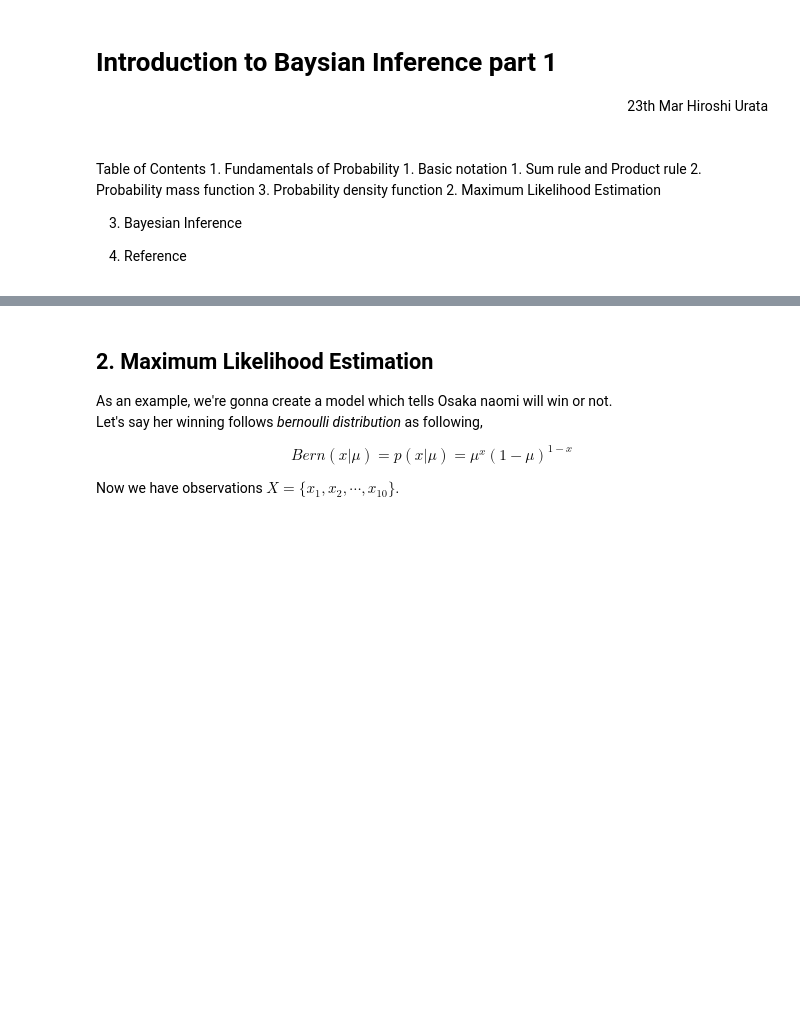
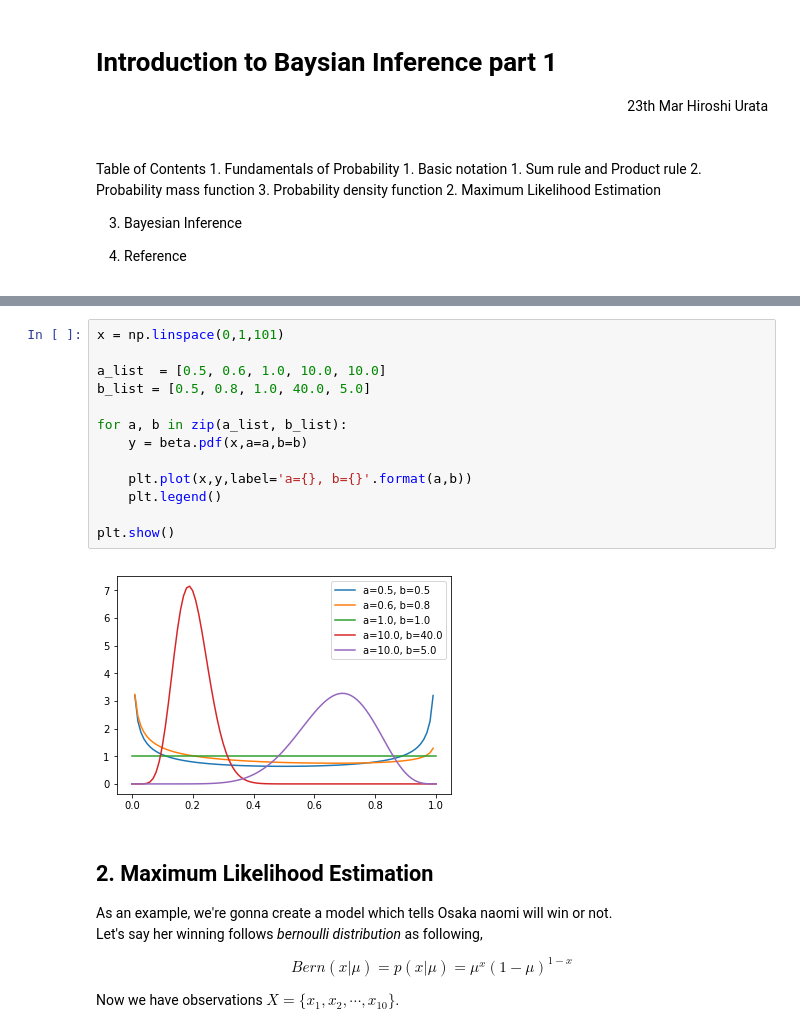
Before and after one commit to hiroshiu12/MLT, a Jupyter notebook: Introduction_Bayesian_Inference_part1.ipynb, the cells around one changed output, grey strips where cells are left out. Saved outputs shown, nothing was run; the diff lists cells and outputs as text; blank space fills up the shorter version.

```diff
--- a/Introduction_Bayesian_Inference_part1.ipynb
+++ b/Introduction_Bayesian_Inference_part1.ipynb
@@ -56,3 +61,18 @@ Given that we have chosen blue box, what is the probability that we chose apple.
+# %%
+x = np.linspace(0,1,101)
+
+a_list  = [0.5, 0.6, 1.0, 10.0, 10.0]
+b_list = [0.5, 0.8, 1.0, 40.0, 5.0]
+
+for a, b in zip(a_list, b_list):
+    y = beta.pdf(x,a=a,b=b)
+
+    plt.plot(x,y,label='a={}, b={}'.format(a,b))
+    plt.legend()
+
+plt.show()
+# %% [output]
+[figure, added]
 # %% [markdown]
 ## 2. Maximum Likelihood Estimation
 As an example, we're gonna create a model which tells Osaka naomi will win or not.
```
Also changed, not shown: parts of 10 cells of this notebook.
